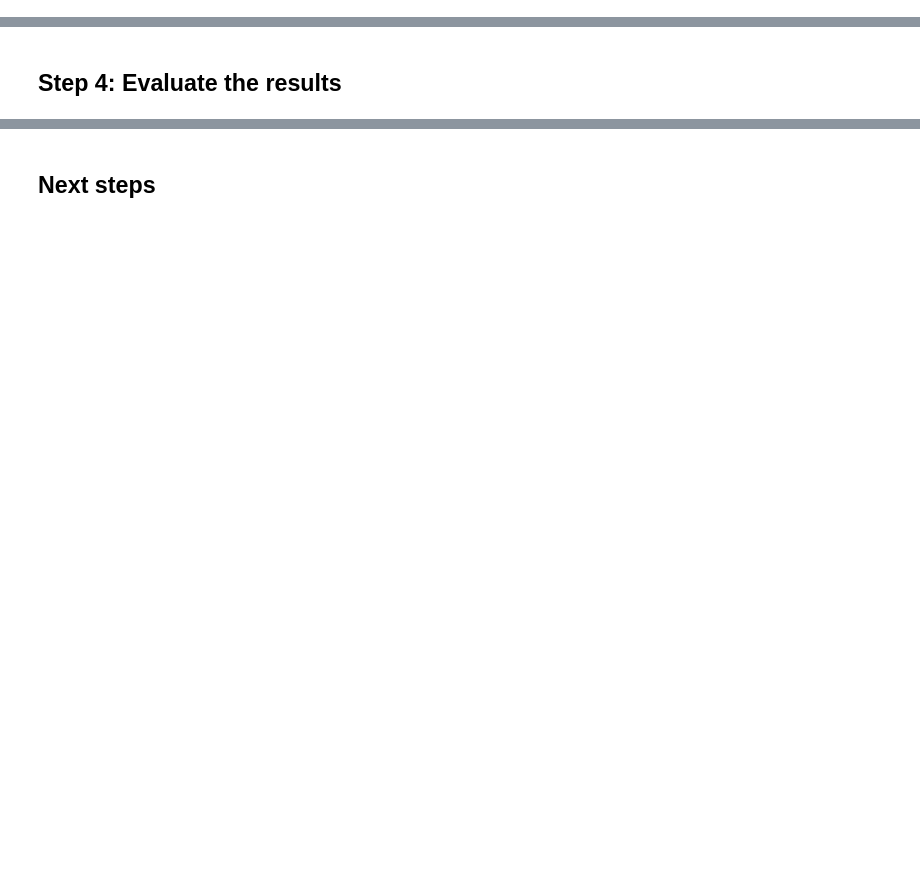
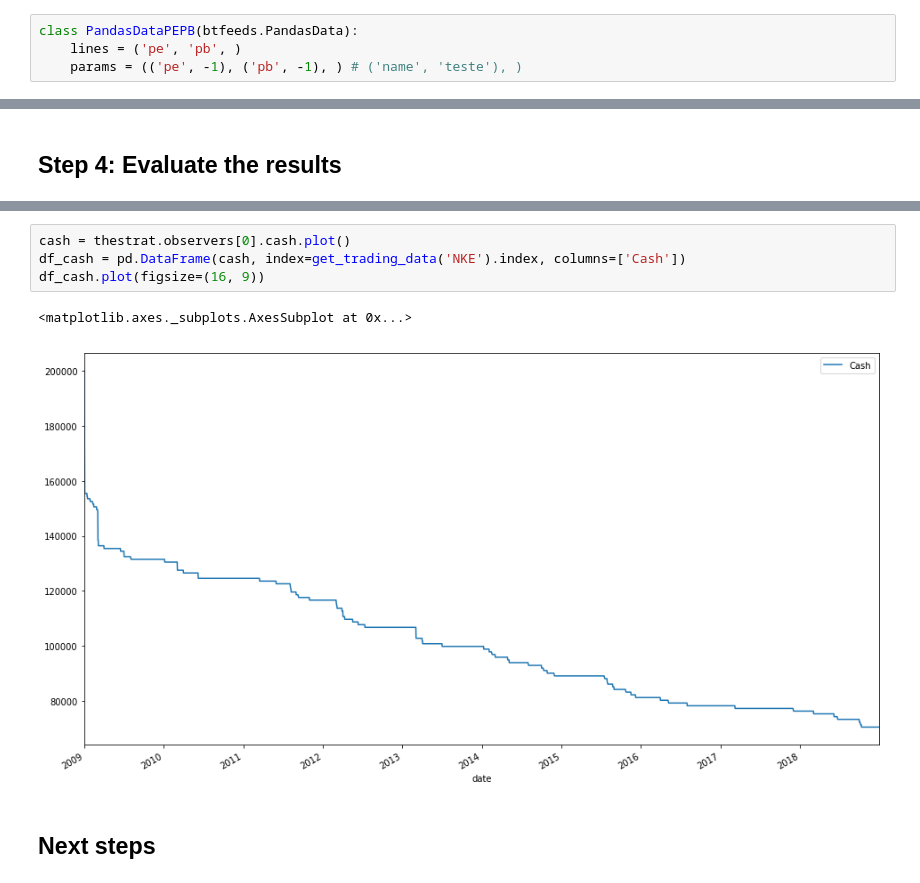
Before and after one commit to ucals/quandl, a Jupyter notebook: Backtrader Defensive Investor Simulation - all 14,000 companies - v1.ipynb, the cells around one changed output, grey strips where cells are left out. Saved outputs shown, nothing was run; the diff lists cells and outputs as text; blank space fills up the shorter version.

```diff
--- a/Backtrader Defensive Investor Simulation - all 14,000 companies - v1.ipynb
+++ b/Backtrader Defensive Investor Simulation - all 14,000 companies - v1.ipynb
@@ -64,2 +171,6 @@ get_trading_data('NKE')[['close']].plot(figsize=(16, 9), title='Nike common stoc
 # %% [markdown]
 ## Step 3: Run the strategy
+# %%
+class PandasDataPEPB(btfeeds.PandasData):
+    lines = ('pe', 'pb', )
+    params = (('pe', -1), ('pb', -1), ) # ('name', 'teste'), )
@@ -68,2 +268,9 @@ get_trading_data('NKE')[['close']].plot(figsize=(16, 9), title='Nike common stoc
+# %%
+cash = thestrat.observers[0].cash.plot()
+df_cash = pd.DataFrame(cash, index=get_trading_data('NKE').index, columns=['Cash'])
+df_cash.plot(figsize=(16, 9))
+# %% [output]
+<matplotlib.axes._subplots.AxesSubplot at 0x...>
+[figure, added]
 # %% [markdown]
 ## Next steps
```
Also changed, not shown: parts of 20 cells of this notebook.
